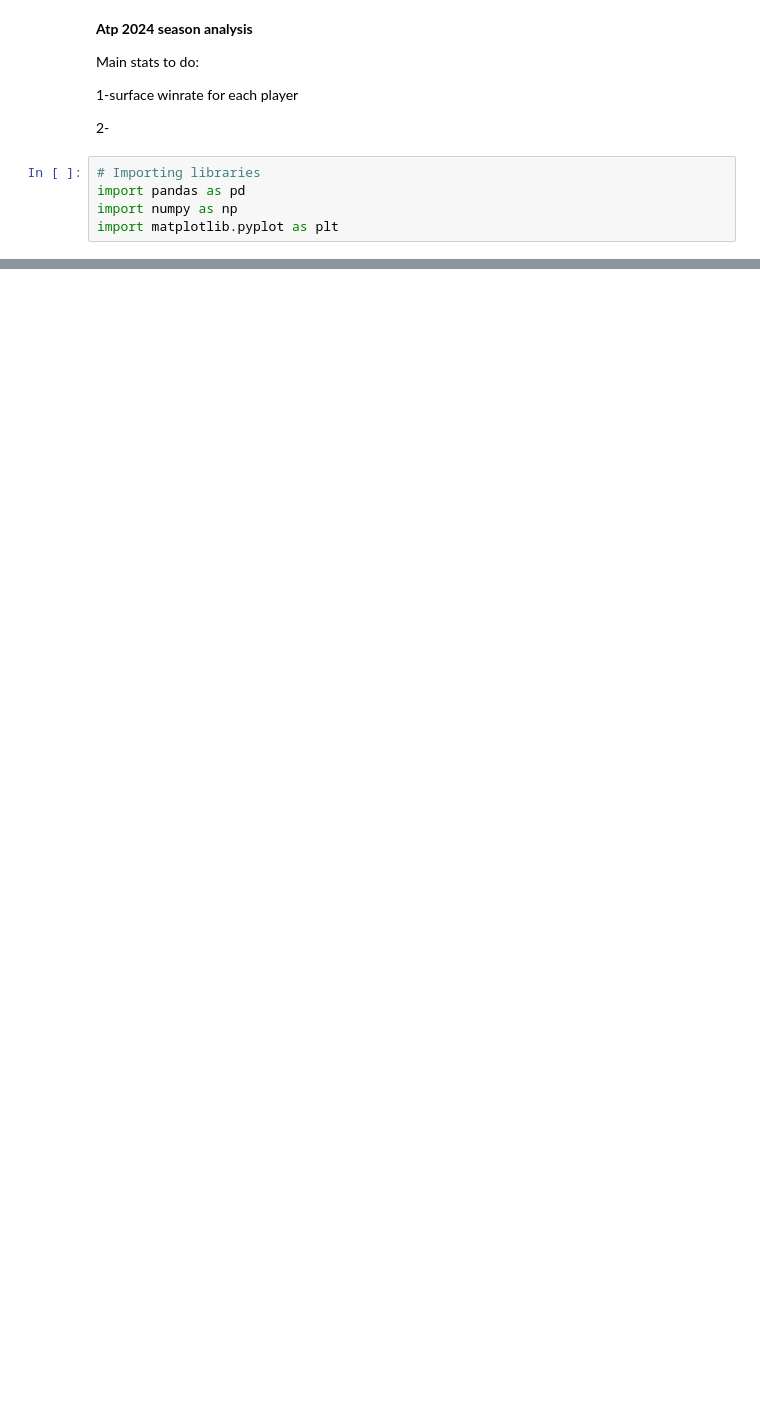
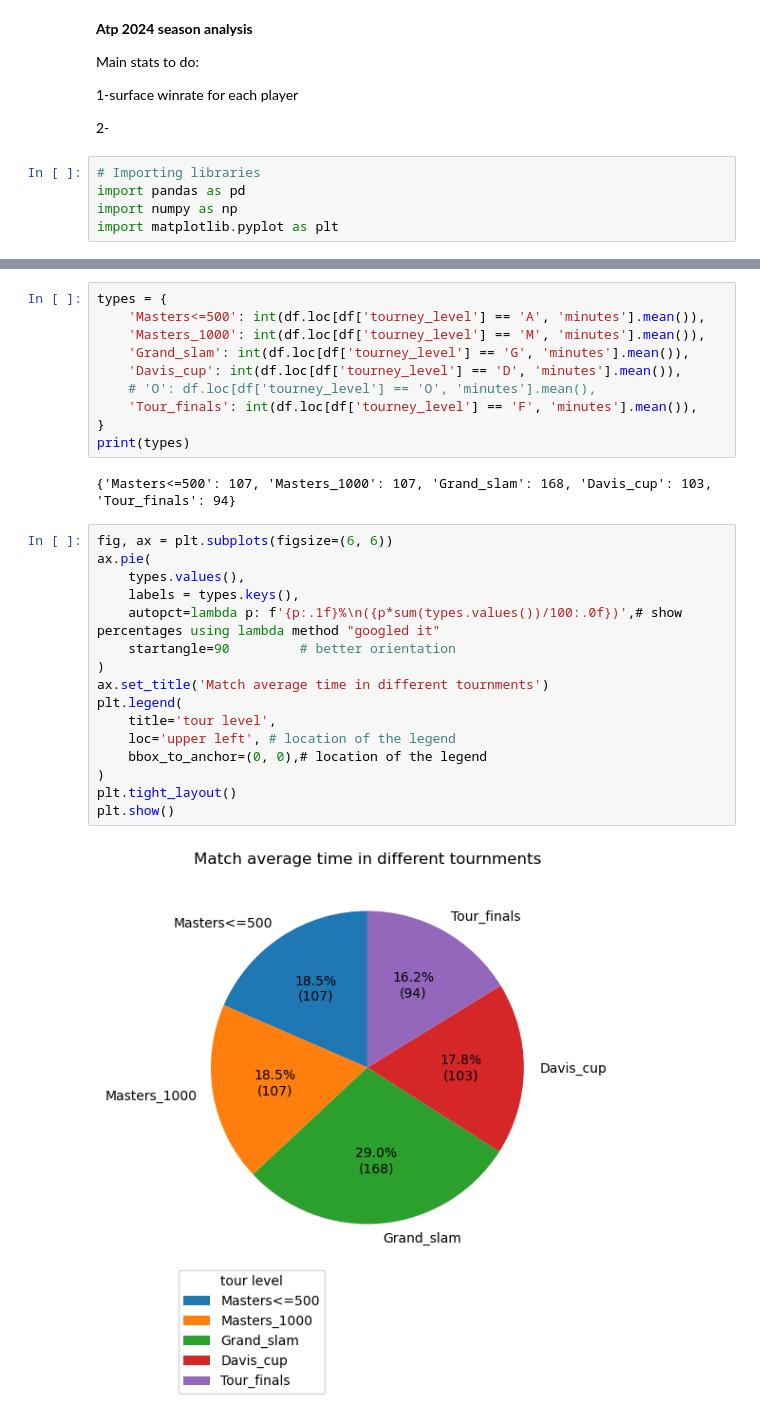
Before and after one commit to AbdelrahmanElEkiaby/Atp_2024_Season_Analysis, a Jupyter notebook: Analysis_code.ipynb, the cells around one changed output, grey strips where cells are left out. Drawn from its saved outputs; the diff is of its cells as text; blank space fills up the shorter version.

```diff
--- a/Analysis_code.ipynb
+++ b/Analysis_code.ipynb
@@ -48,0 +98,30 @@ memory usage: 1.2+ MB
+# %%
+types = {
+    'Masters<=500': int(df.loc[df['tourney_level'] == 'A', 'minutes'].mean()),
+    'Masters_1000': int(df.loc[df['tourney_level'] == 'M', 'minutes'].mean()),
+    'Grand_slam': int(df.loc[df['tourney_level'] == 'G', 'minutes'].mean()),
+    'Davis_cup': int(df.loc[df['tourney_level'] == 'D', 'minutes'].mean()),
+    # 'O': df.loc[df['tourney_level'] == 'O', 'minutes'].mean(),
+    'Tour_finals': int(df.loc[df['tourney_level'] == 'F', 'minutes'].mean()),
+}
+print(types)
+# %% [output]
+{'Masters<=500': 107, 'Masters_1000': 107, 'Grand_slam': 168, 'Davis_cup': 103, 'Tour_finals': 94}
+# %%
+fig, ax = plt.subplots(figsize=(6, 6))
+ax.pie(
+    types.values(),
+    labels = types.keys(),
+    autopct=lambda p: f'{p:.1f}%\n({p*sum(types.values())/100:.0f})',# show percentages using lambda method "googled it"
+    startangle=90         # better orientation
+)
+ax.set_title('Match average time in different tournments')
+plt.legend(
+    title='tour level',
+    loc='upper left', # location of the legend
+    bbox_to_anchor=(0, 0),# location of the legend
+)
+plt.tight_layout()
+plt.show()
+# %% [output]
+[figure, added]
```
Also changed, not shown: parts of 7 cells of this notebook.
